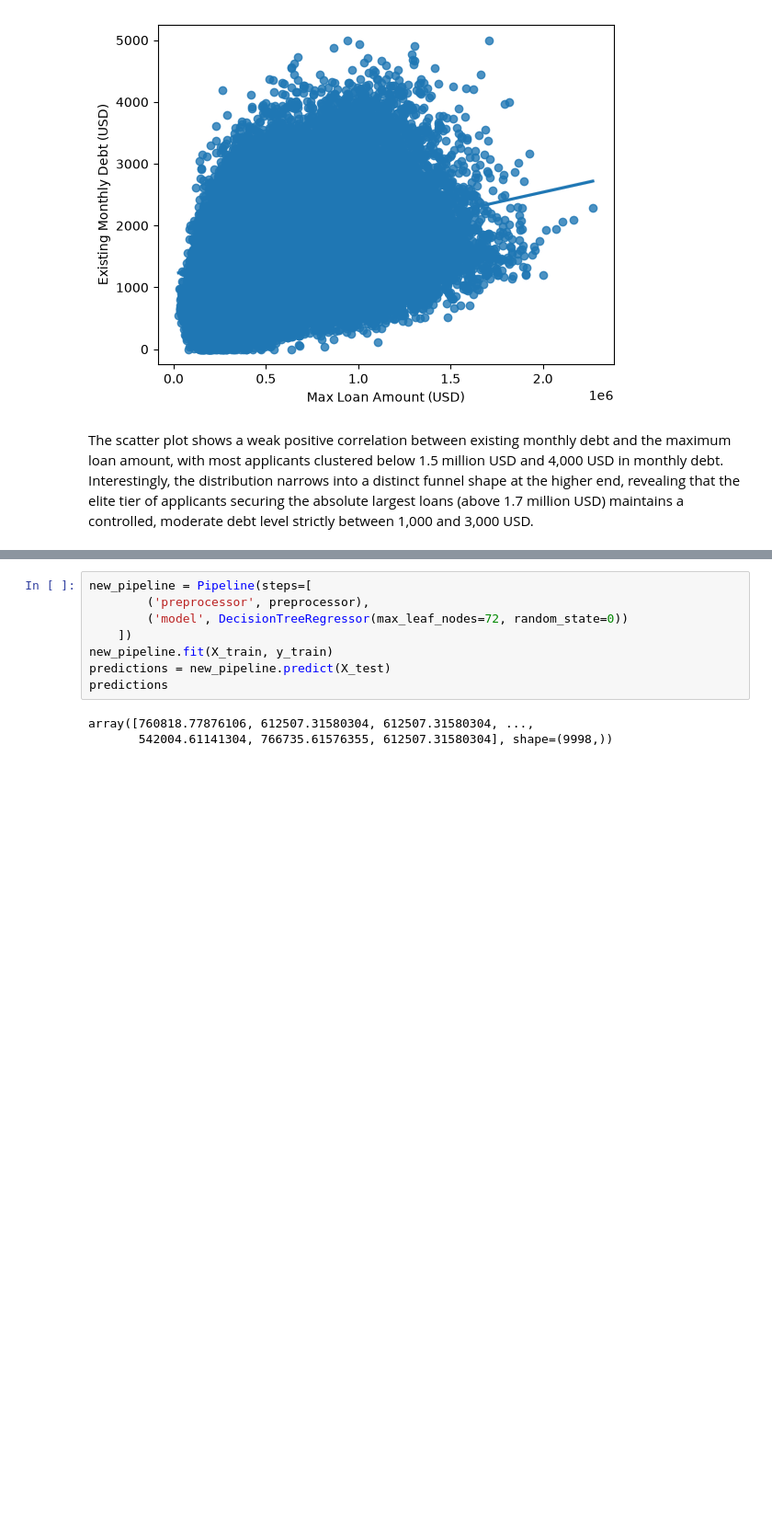
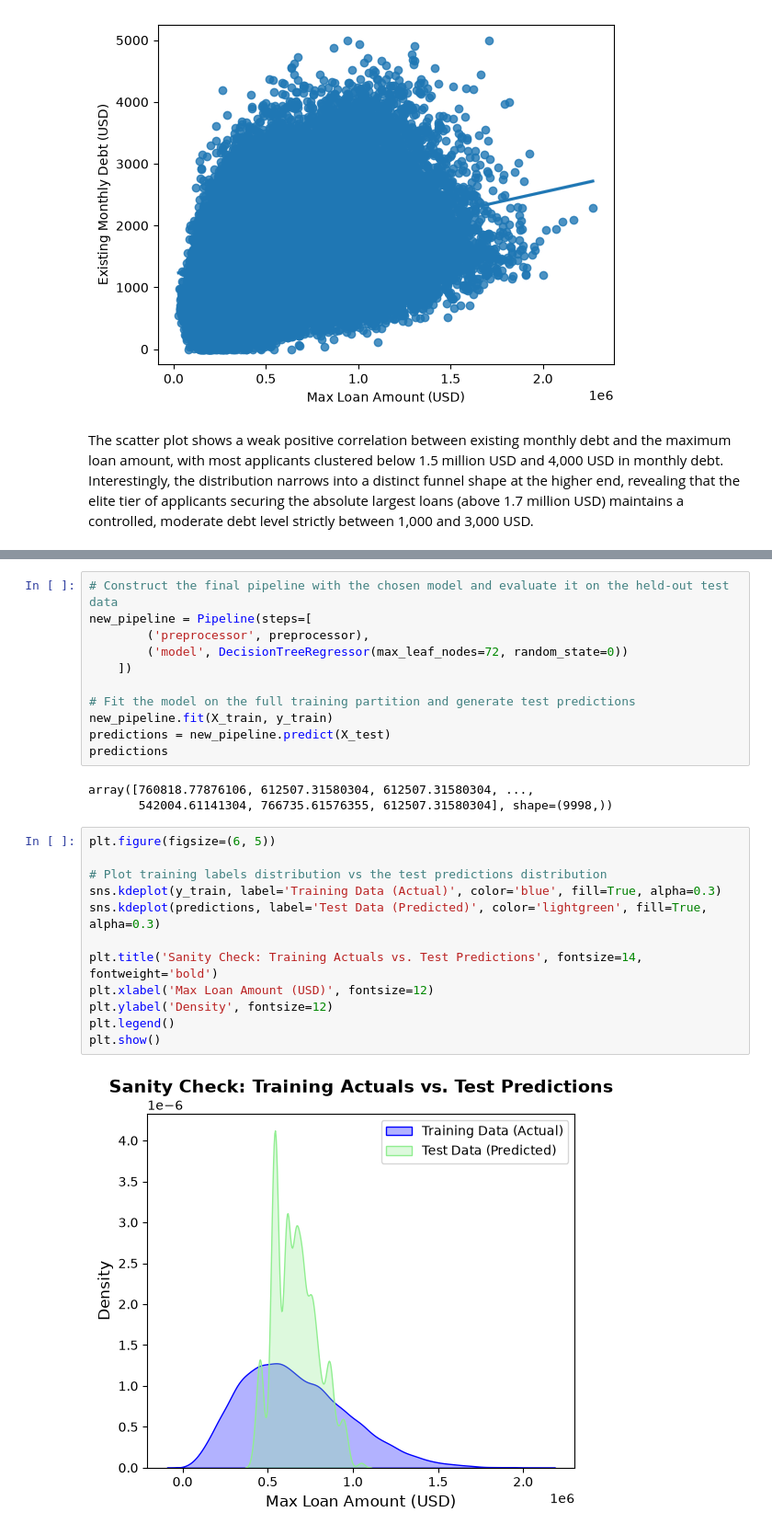
Before and after one commit to coretlwww/mortgage-prediction, a Jupyter notebook: Untitled-1.ipynb, the cells around one changed output, grey strips where cells are left out. Shown at 92% size. Drawn from its saved outputs; the diff is of its cells as text; blank space fills up the shorter version.

```diff
--- a/Untitled-1.ipynb
+++ b/Untitled-1.ipynb
@@ -506,11 +541,28 @@ best_model
 # %%
+# Construct the final pipeline with the chosen model and evaluate it on the held-out test data
 new_pipeline = Pipeline(steps=[
         ('preprocessor', preprocessor),
         ('model', DecisionTreeRegressor(max_leaf_nodes=72, random_state=0))
     ])
+
+# Fit the model on the full training partition and generate test predictions
 new_pipeline.fit(X_train, y_train)
 predictions = new_pipeline.predict(X_test)
 predictions
 # %% [output]
 array([760818.77876106, 612507.31580304, 612507.31580304, ...,
        542004.61141304, 766735.61576355, 612507.31580304], shape=(9998,))
+# %%
+plt.figure(figsize=(6, 5))
+
+# Plot training labels distribution vs the test predictions distribution
+sns.kdeplot(y_train, label='Training Data (Actual)', color='blue', fill=True, alpha=0.3)
+sns.kdeplot(predictions, label='Test Data (Predicted)', color='lightgreen', fill=True, alpha=0.3)
+
+plt.title('Sanity Check: Training Actuals vs. Test Predictions', fontsize=14, fontweight='bold')
+plt.xlabel('Max Loan Amount (USD)', fontsize=12)
+plt.ylabel('Density', fontsize=12)
+plt.legend()
+plt.show()
+# %% [output]
+[figure, added]
```
Also changed, not shown: parts of 23 cells of this notebook.
